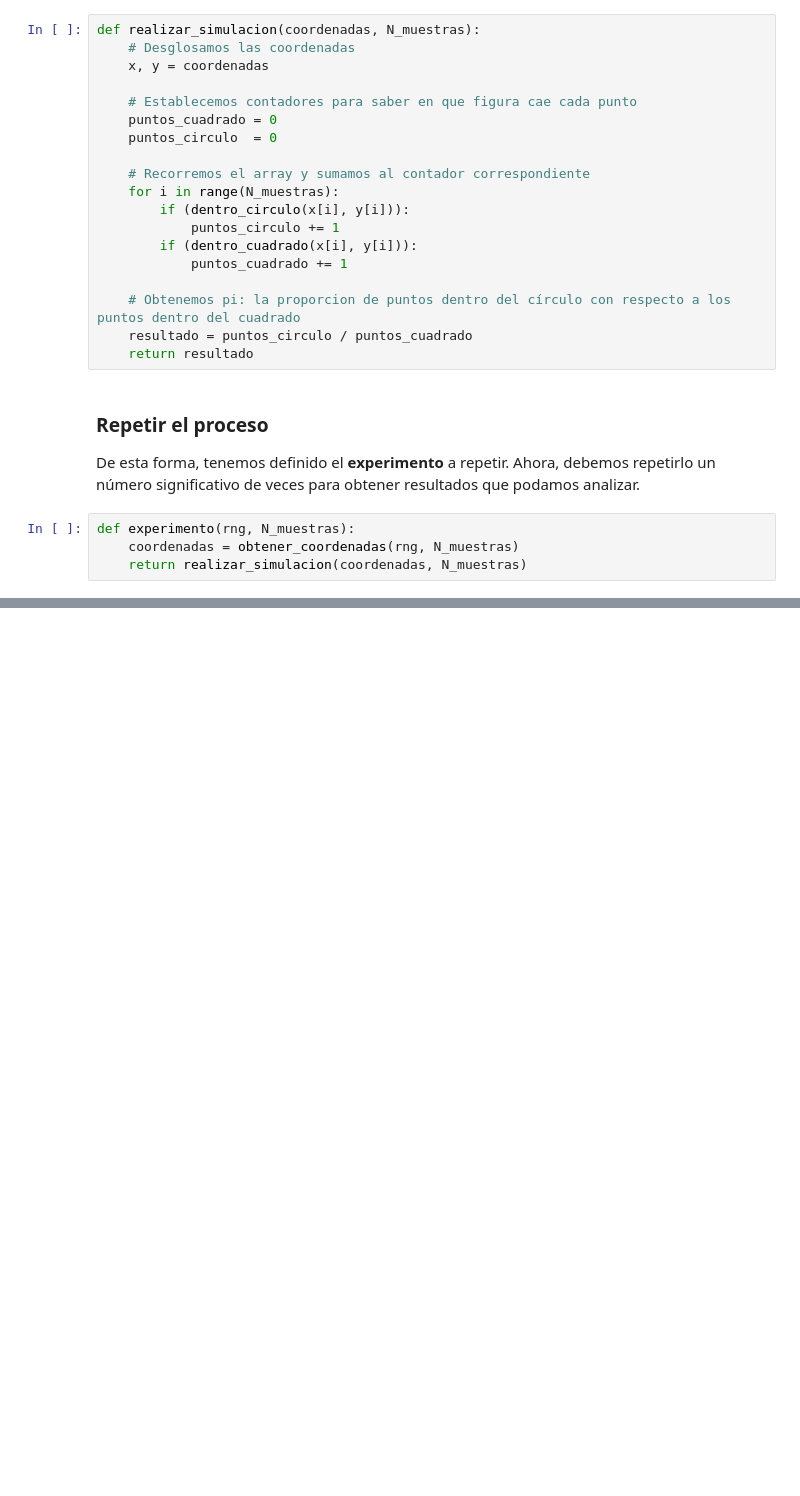
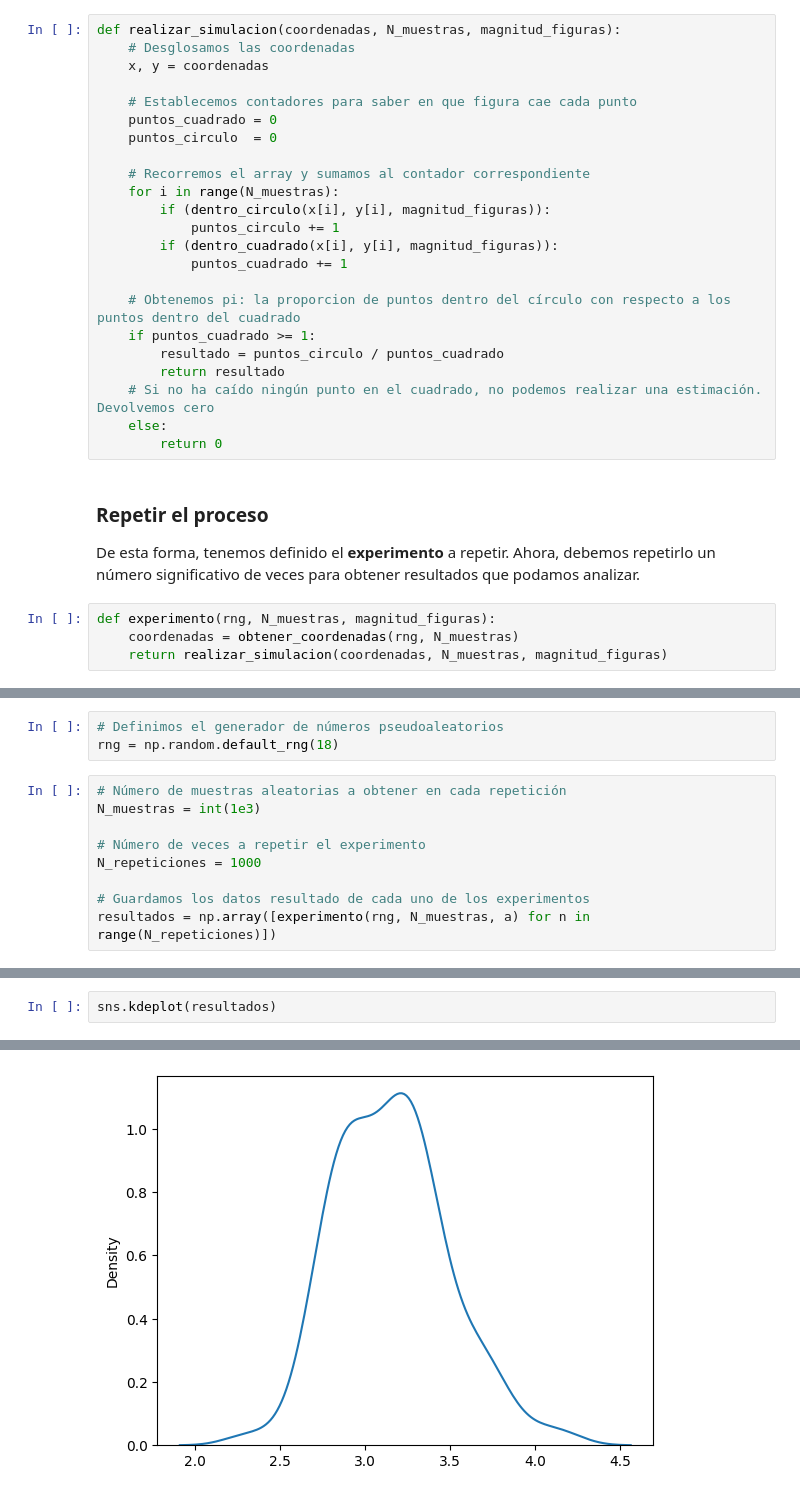
Before and after one commit to sergio-gcascon/pi_approximation, a Jupyter notebook: PiApproximation.ipynb, the cells around one changed output, grey strips where cells are left out. Cells and saved outputs as stored; diff of their text form; blank space fills up the shorter version.

Commit message:
Added the first steps of analysis. Modified the experiment function: now it uses the magnitudes of the objects as a parameter.

```diff
--- a/PiApproximation.ipynb
+++ b/PiApproximation.ipynb
@@ -78,5 +78,5 @@ def dentro_circulo(x, y):
 # %%
-def realizar_simulacion(coordenadas, N_muestras):
+def realizar_simulacion(coordenadas, N_muestras, magnitud_figuras):
     # Desglosamos las coordenadas
     x, y = coordenadas
 
@@ -86,19 +86,23 @@ def realizar_simulacion(coordenadas, N_muestras):
 
     # Recorremos el array y sumamos al contador correspondiente
     for i in range(N_muestras):
-        if (dentro_circulo(x[i], y[i])):
+        if (dentro_circulo(x[i], y[i], magnitud_figuras)):
             puntos_circulo += 1
-        if (dentro_cuadrado(x[i], y[i])):
+        if (dentro_cuadrado(x[i], y[i], magnitud_figuras)):
             puntos_cuadrado += 1
 
     # Obtenemos pi: la proporcion de puntos dentro del círculo con respecto a los puntos dentro del cuadrado
-    resultado = puntos_circulo / puntos_cuadrado
-    return resultado
+    if puntos_cuadrado >= 1:
+        resultado = puntos_circulo / puntos_cuadrado
+        return resultado
+    # Si no ha caído ningún punto en el cuadrado, no podemos realizar una estimación. Devolvemos cero
+    else:
+        return 0
 # %% [markdown]
 ### Repetir el proceso
 De esta forma, tenemos definido el **experimento** a repetir. Ahora, debemos repetirlo un número significativo de veces para obtener resultados que podamos analizar.
 # %%
-def experimento(rng, N_muestras):
+def experimento(rng, N_muestras, magnitud_figuras):
     coordenadas = obtener_coordenadas(rng, N_muestras)
-    return realizar_simulacion(coordenadas, N_muestras)
+    return realizar_simulacion(coordenadas, N_muestras, magnitud_figuras)
 # %%
@@ -107,0 +116,12 @@ experimento(rng, N_muestras)
+# %%
+# Definimos el generador de números pseudoaleatorios
+rng = np.random.default_rng(18)
+# %%
+# Número de muestras aleatorias a obtener en cada repetición
+N_muestras = int(1e3)
+
+# Número de veces a repetir el experimento
+N_repeticiones = 1000
+
+# Guardamos los datos resultado de cada uno de los experimentos
+resultados = np.array([experimento(rng, N_muestras, a) for n in range(N_repeticiones)])
@@ -107,0 +140,3 @@ experimento(rng, N_muestras)
+# %%
+sns.kdeplot(resultados)
+# %% [output]
@@ -107,0 +144 @@ experimento(rng, N_muestras)
+[figure, added]
```
Also changed, not shown: parts of 21 cells of this notebook.
